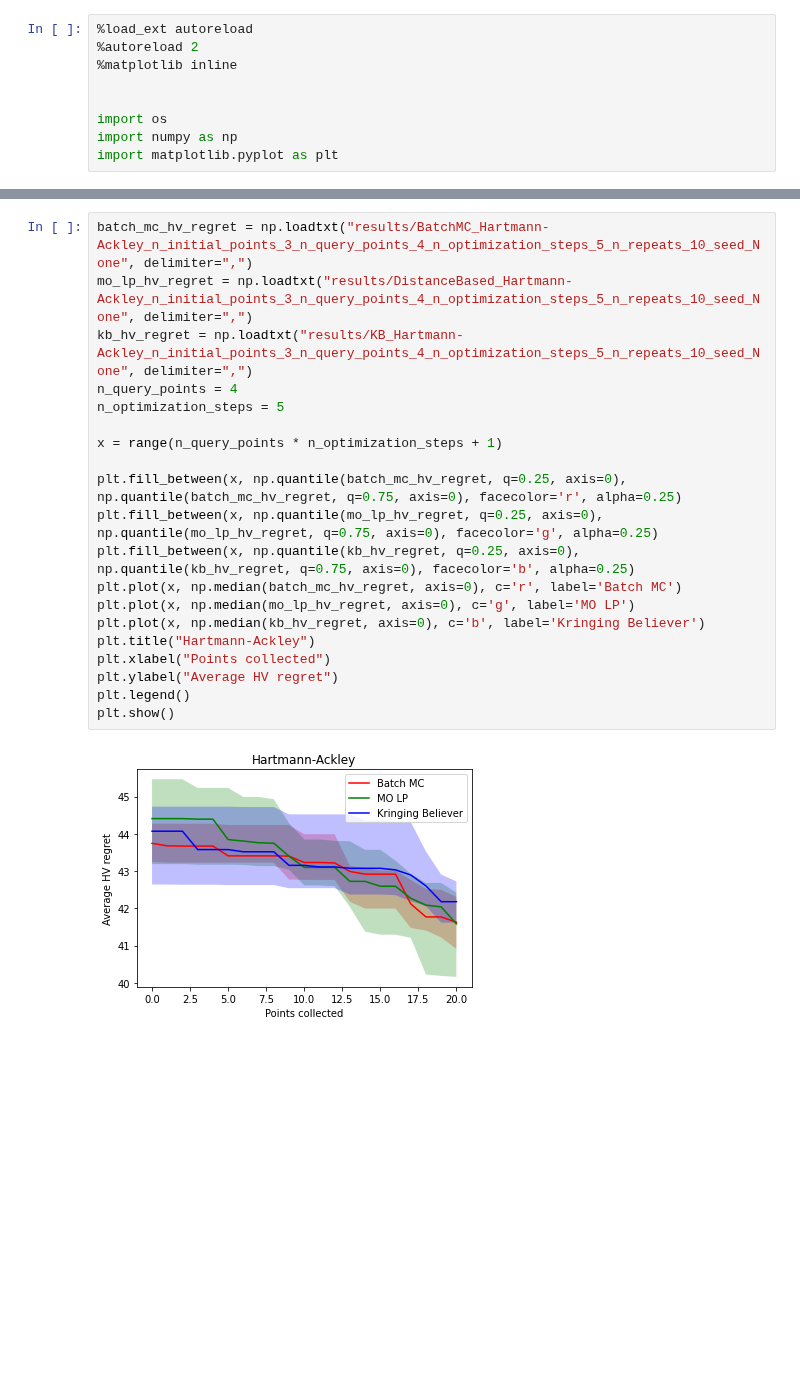
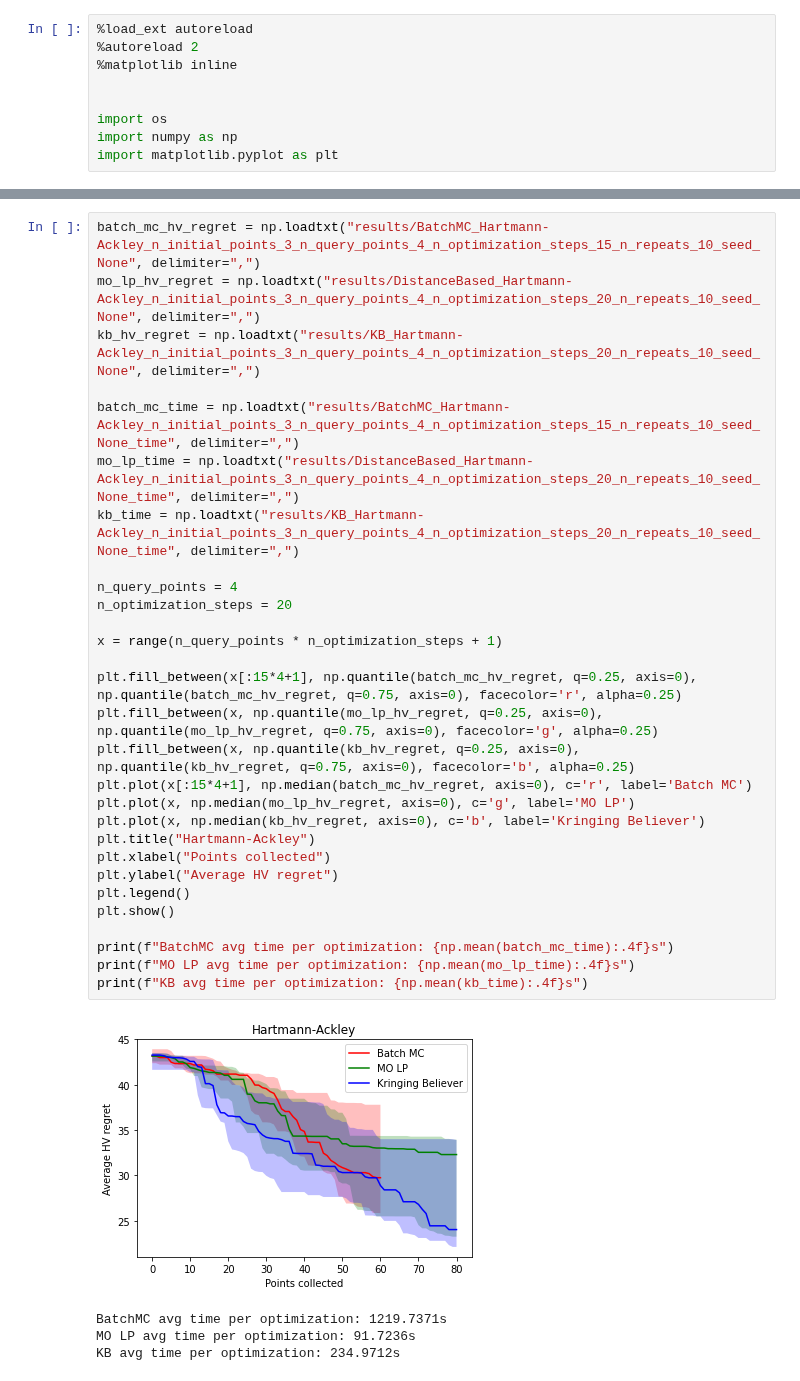
Before and after one commit to apaleyes/trieste, a Jupyter notebook: docs/notebooks/mo_lp/plot_results.ipynb, the cells around one changed output, grey strips where cells are left out. Saved outputs shown, nothing was run; the diff lists cells and outputs as text; blank space fills up the shorter version.

```diff
--- a/docs/notebooks/mo_lp/plot_results.ipynb
+++ b/docs/notebooks/mo_lp/plot_results.ipynb
@@ -54,25 +78,37 @@ plt.show()
 # %%
-batch_mc_hv_regret = np.loadtxt("results/BatchMC_Hartmann-Ackley_n_initial_points_3_n_query_points_4_n_optimization_steps_5_n_repeats_10_seed_None", delimiter=",")
-mo_lp_hv_regret = np.loadtxt("results/DistanceBased_Hartmann-Ackley_n_initial_points_3_n_query_points_4_n_optimization_steps_5_n_repeats_10_seed_None", delimiter=",")
-kb_hv_regret = np.loadtxt("results/KB_Hartmann-Ackley_n_initial_points_3_n_query_points_4_n_optimization_steps_5_n_repeats_10_seed_None", delimiter=",")
+batch_mc_hv_regret = np.loadtxt("results/BatchMC_Hartmann-Ackley_n_initial_points_3_n_query_points_4_n_optimization_steps_15_n_repeats_10_seed_None", delimiter=",")
+mo_lp_hv_regret = np.loadtxt("results/DistanceBased_Hartmann-Ackley_n_initial_points_3_n_query_points_4_n_optimization_steps_20_n_repeats_10_seed_None", delimiter=",")
+kb_hv_regret = np.loadtxt("results/KB_Hartmann-Ackley_n_initial_points_3_n_query_points_4_n_optimization_steps_20_n_repeats_10_seed_None", delimiter=",")
+
+batch_mc_time = np.loadtxt("results/BatchMC_Hartmann-Ackley_n_initial_points_3_n_query_points_4_n_optimization_steps_15_n_repeats_10_seed_None_time", delimiter=",")
+mo_lp_time = np.loadtxt("results/DistanceBased_Hartmann-Ackley_n_initial_points_3_n_query_points_4_n_optimization_steps_20_n_repeats_10_seed_None_time", delimiter=",")
+kb_time = np.loadtxt("results/KB_Hartmann-Ackley_n_initial_points_3_n_query_points_4_n_optimization_steps_20_n_repeats_10_seed_None_time", delimiter=",")
+
 n_query_points = 4
-n_optimization_steps = 5
+n_optimization_steps = 20
 
 x = range(n_query_points * n_optimization_steps + 1)
 
-plt.fill_between(x, np.quantile(batch_mc_hv_regret, q=0.25, axis=0), np.quantile(batch_mc_hv_regret, q=0.75, axis=0), facecolor='r', alpha=0.25)
+plt.fill_between(x[:15*4+1], np.quantile(batch_mc_hv_regret, q=0.25, axis=0), np.quantile(batch_mc_hv_regret, q=0.75, axis=0), facecolor='r', alpha=0.25)
 plt.fill_between(x, np.quantile(mo_lp_hv_regret, q=0.25, axis=0), np.quantile(mo_lp_hv_regret, q=0.75, axis=0), facecolor='g', alpha=0.25)
 plt.fill_between(x, np.quantile(kb_hv_regret, q=0.25, axis=0), np.quantile(kb_hv_regret, q=0.75, axis=0), facecolor='b', alpha=0.25)
-plt.plot(x, np.median(batch_mc_hv_regret, axis=0), c='r', label='Batch MC')
+plt.plot(x[:15*4+1], np.median(batch_mc_hv_regret, axis=0), c='r', label='Batch MC')
 plt.plot(x, np.median(mo_lp_hv_regret, axis=0), c='g', label='MO LP')
 plt.plot(x, np.median(kb_hv_regret, axis=0), c='b', label='Kringing Believer')
 plt.title("Hartmann-Ackley")
 plt.xlabel("Points collected")
 plt.ylabel("Average HV regret")
 plt.legend()
 plt.show()
+
+print(f"BatchMC avg time per optimization: {np.mean(batch_mc_time):.4f}s")
+print(f"MO LP avg time per optimization: {np.mean(mo_lp_time):.4f}s")
+print(f"KB avg time per optimization: {np.mean(kb_time):.4f}s")
 # %% [output]
-[figure, old version]
+[figure, new version]
+BatchMC avg time per optimization: 1219.7371s
+MO LP avg time per optimization: 91.7236s
+KB avg time per optimization: 234.9712s
 # %%
 batch_mc_hv_regret = np.loadtxt("results/BatchMC_ZDT3_n_initial_points_3_n_query_points_4_n_optimization_steps_5_n_repeats_10_seed_None", delimiter=",")
 mo_lp_hv_regret = np.loadtxt("results/DistanceBased_ZDT3_n_initial_points_3_n_query_points_4_n_optimization_steps_5_n_repeats_10_seed_None", delimiter=",")
```
Also changed, not shown: parts of 4 cells of this notebook, 34 other files.
